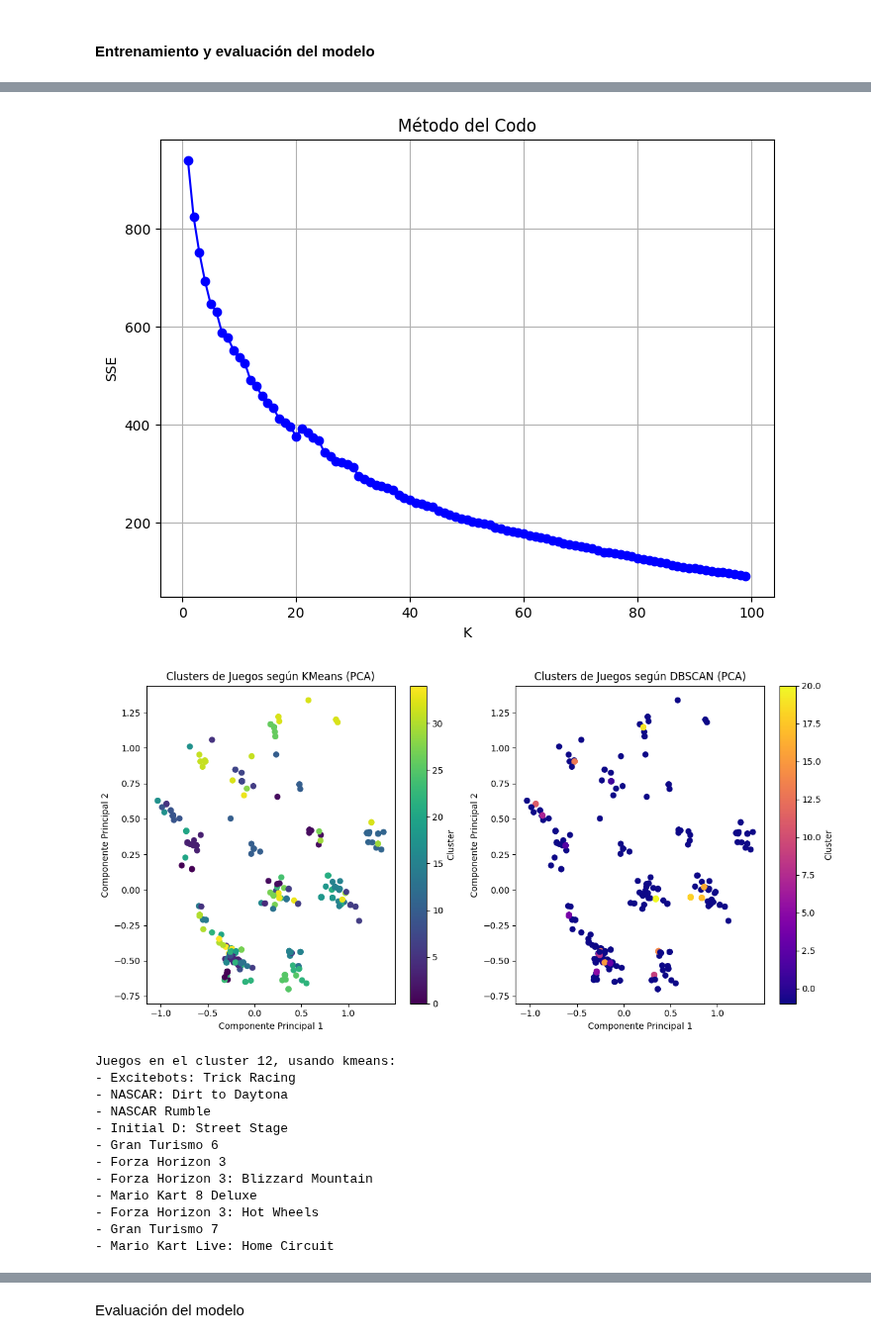
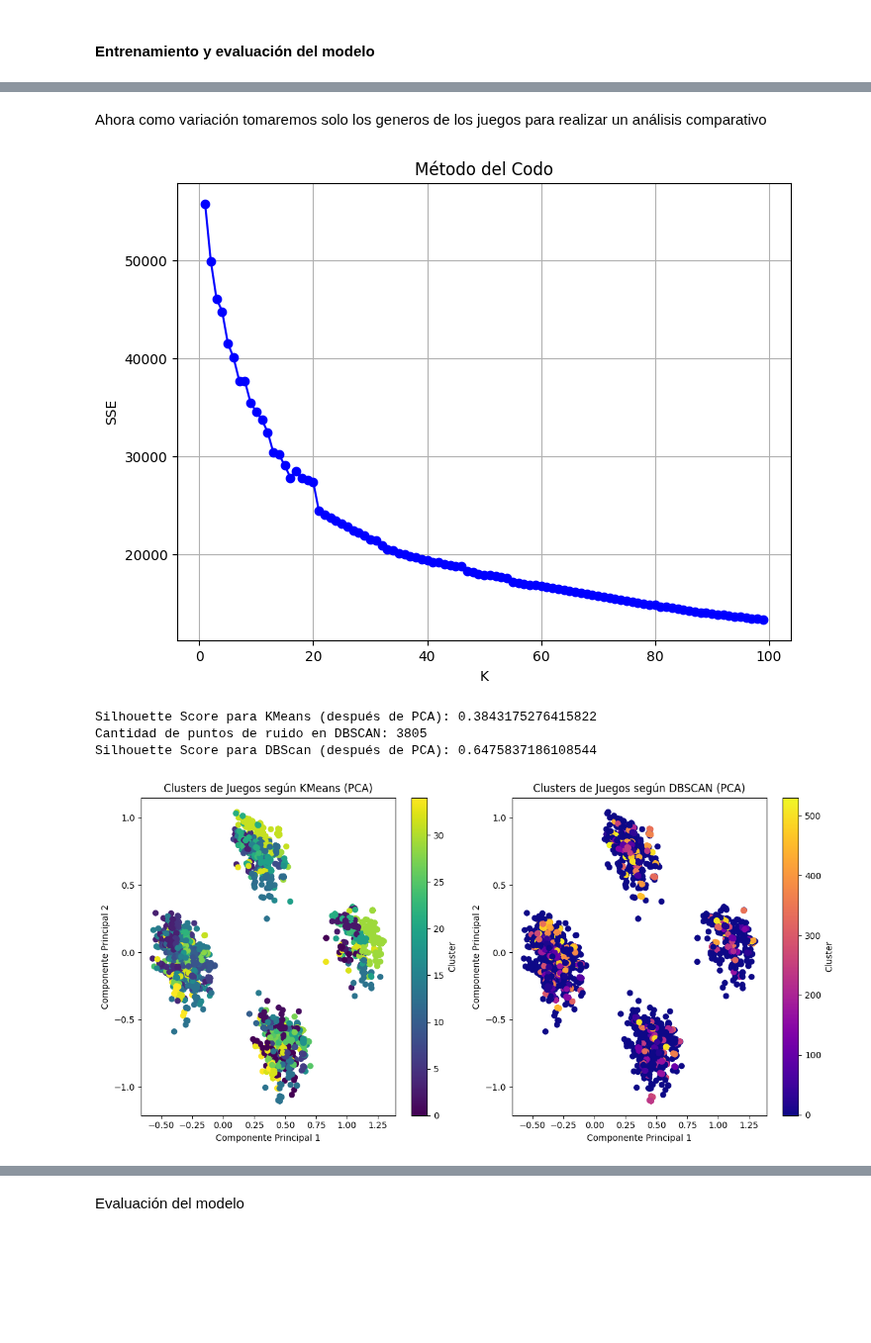
Before and after one commit to SebaSalasLvd/proyecto-mineria, a Jupyter notebook: hito-2/resultados_prelim.ipynb, the cells around one changed output, grey strips where cells are left out. Shown at 99% size. Drawn from its saved outputs; the diff is of its cells as text; code cells hidden in the pictures; blank space fills up the shorter version.

```diff
--- a/hito-2/resultados_prelim.ipynb
+++ b/hito-2/resultados_prelim.ipynb
@@ -116,10 +205,12 @@ df.to_csv('df_reduced.csv', index=False)
+# %% [markdown]
+Ahora como variación tomaremos solo los generos de los juegos para realizar un análisis comparativo
 # %%
 # busqueda del mejor k
 from sklearn.cluster import KMeans
 import matplotlib.pyplot as plt
 
 # filtramos para tener juegos con reviews suficientes y con un score bueno
-df_filtered = df[(df['review_review_count'] > 10) & (df['game_review_score'] > 80)]
+df_filtered = df[(df['review_review_count'] > 0)]
 genre_columns = df.columns[10:]
 features = df_filtered[genre_columns]
 
@@ -139,7 +230,7 @@ plt.ylabel('SSE')
 plt.grid(True)
 plt.show()
 # %% [output]
-[figure, old version]
+[figure, new version]
 # %%
 from sklearn.decomposition import PCA
 import matplotlib.pyplot as plt
@@ -150,64 +241,56 @@ kmeans = KMeans(n_clusters=35, random_state=0)
 score_kmeans = kmeans.fit(features).score(features)
 df_filtered['cluster_kmeans'] = kmeans.fit_predict(features)
 
-
-
 # aplicamos dbscan
 dbscan = DBSCAN(eps=0.5, min_samples=5)
 df_filtered['cluster_dbscan'] = dbscan.fit_predict(features)
 
 # reducimos dimensiones para graficar y ver los clusters
-pca = PCA(n_components=2)
+pca = PCA(n_components=100)
 pca_components = pca.fit_transform(features)
 
 df_filtered['PCA1'] = pca_components[:, 0]
 df_filtered['PCA2'] = pca_components[:, 1]
+
+
+silhouette_kmeans = silhouette_score(pca_components, df_filtered['cluster_kmeans'])
+print(f"Silhouette Score para KMeans (después de PCA): {silhouette_kmeans}")
+
+
+n_ruido = sum(df_filtered['cluster_dbscan'] == -1)
+print(f"Cantidad de puntos de ruido en DBSCAN: {n_ruido}")
+
+
+if len(set(df_filtered['cluster_dbscan'])) > 1:
+    silhouette_dbscan = silhouette_score(pca_components, df_filtered['cluster_dbscan'])
+    print(f"Silhouette Score para DBScan (después de PCA): {silhouette_dbscan}")
+else:
+    print("DBSCAN no ha encontrado suficientes clusters válidos para calcular el Silhouette Score.")
+
 
 
 plt.figure(figsize=(12, 6))
 
 # grfico pca
 plt.subplot(1, 2, 1)
 plt.scatter(df_filtered['PCA1'], df_filtered['PCA2'], c=df_filtered['cluster_kmeans'], cmap='viridis')
 plt.title('Clusters de Juegos según KMeans (PCA)')
 plt.xlabel('Componente Principal 1')
 plt.ylabel('Componente Principal 2')
 plt.colorbar(label='Cluster')
 
 # grafico dbscan
 plt.subplot(1, 2, 2)
 plt.scatter(df_filtered['PCA1'], df_filtered['PCA2'], c=df_filtered['cluster_dbscan'], cmap='plasma')
 plt.title('Clusters de Juegos según DBSCAN (PCA)')
 plt.xlabel('Componente Principal 1')
 plt.ylabel('Componente Principal 2')
 plt.colorbar(label='Cluster')
 
 plt.tight_layout()
 plt.show()
-
-# funcion que nos permite ver los nombres asociados a un cluster particular
-def juegos_por_cluster(df, cluster_num, type='dbscan'):
-    juegos_cluster = df[df[f'cluster_{type}'] == cluster_num]['game_game_name']
-
-    if juegos_cluster.empty:
-        print(f"No se encontraron juegos en el cluster {cluster_num}.")
-    else:
-        print(f"Juegos en el cluster {cluster_num}, usando {type}:")
-        for juego in juegos_cluster:
-            print(f"- {juego}")
-
-juegos_por_cluster(df_filtered, 12, 'kmeans')
 # %% [output]
+Silhouette Score para KMeans (después de PCA): 0.3843175276415822
+Cantidad de puntos de ruido en DBSCAN: 3805
+Silhouette Score para DBScan (después de PCA): 0.6475837186108544
-[figure, old version]
+[figure, new version]
-Juegos en el cluster 12, usando kmeans:
-- Excitebots: Trick Racing
-- NASCAR: Dirt to Daytona
-- NASCAR Rumble
-- Initial D: Street Stage
-- Gran Turismo 6
-- Forza Horizon 3
-- Forza Horizon 3: Blizzard Mountain
-- Mario Kart 8 Deluxe
-- Forza Horizon 3: Hot Wheels
-- Gran Turismo 7
-- Mario Kart Live: Home Circuit
```
Also changed, not shown: parts of 12 cells of this notebook, 1 other file.
